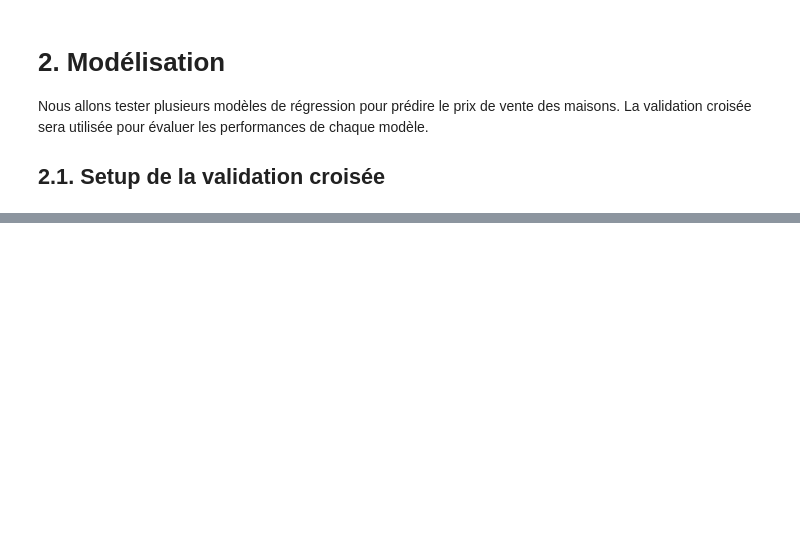
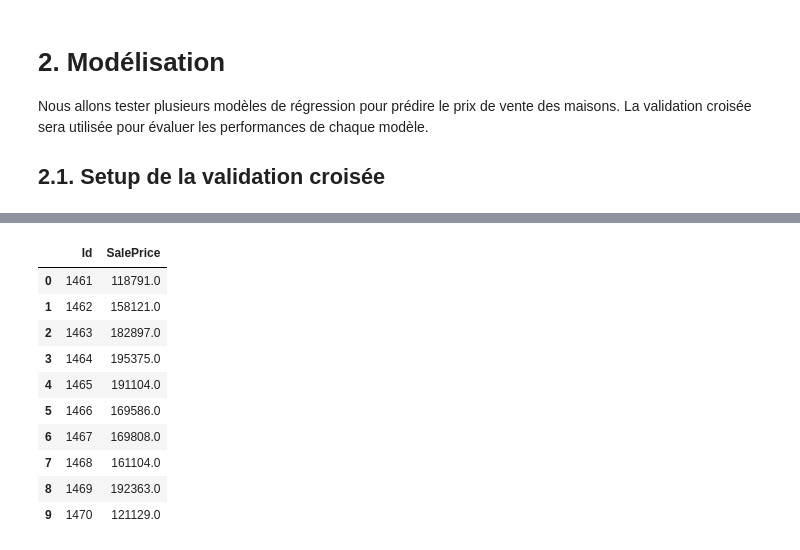
Before and after one commit to Thomas-Fernandes/House-Prices, a Jupyter notebook: Script_2.ipynb, the cells around one changed output, grey strips where cells are left out. Drawn from its saved outputs; the diff is of its cells as text; code cells hidden in the pictures; blank space fills up the shorter version.

Commit message:
Premiers résultats
top 9% avec un score de 0.12

```diff
--- a/Script_2.ipynb
+++ b/Script_2.ipynb
@@ -269,0 +325,5 @@ Xgboost model's cross validation score:  0.1284528136195096
+# %%
+svm = make_pipeline(RobustScaler(), SVR(C = 20, epsilon = 0.008, gamma = 0.0003))
+
+score = cv_rmse(svm)
+print("Support Vector Machine model's cross validation score: ", score.mean())
@@ -269,0 +332,4 @@ Xgboost model's cross validation score:  0.1284528136195096
+# %%
+stack_gen = StackingCVRegressor(regressors = (xgb, lgbm, ridge, lasso, gbr, rf, svm),
+                                meta_regressor = xgb,
+                                use_features_in_secondary = True)
@@ -269,0 +387,3 @@ Xgboost model's cross validation score:  0.1284528136195096
+# %%
+stacked_model = stack_gen.fit(np.array(x_train), np.array(y_train))
+stacked_score = rmsle(y_train, stacked_model.predict(x_train))
@@ -269,0 +413,3 @@ Xgboost model's cross validation score:  0.1284528136195096
+# %%
+y_pred = np.floor(np.expm1(stacked_model.predict(x_test)))
+y_pred[0:5]
@@ -269,0 +423,18 @@ Xgboost model's cross validation score:  0.1284528136195096
+# %%
+submission = pd.DataFrame()
+submission["Id"] = test["Id"]
+submission["SalePrice"] = y_pred
+submission.to_csv("submission.csv", index = False)
+submission.head(n = 10)
+# %% [output]
+|  | Id | SalePrice |
+| 0 | 1461 | 118791.0 |
+| 1 | 1462 | 158121.0 |
+| 2 | 1463 | 182897.0 |
+| 3 | 1464 | 195375.0 |
+| 4 | 1465 | 191104.0 |
+| 5 | 1466 | 169586.0 |
+| 6 | 1467 | 169808.0 |
+| 7 | 1468 | 161104.0 |
+| 8 | 1469 | 192363.0 |
+| 9 | 1470 | 121129.0 |
```
Also changed, not shown: parts of 13 cells of this notebook, 2 other files.
